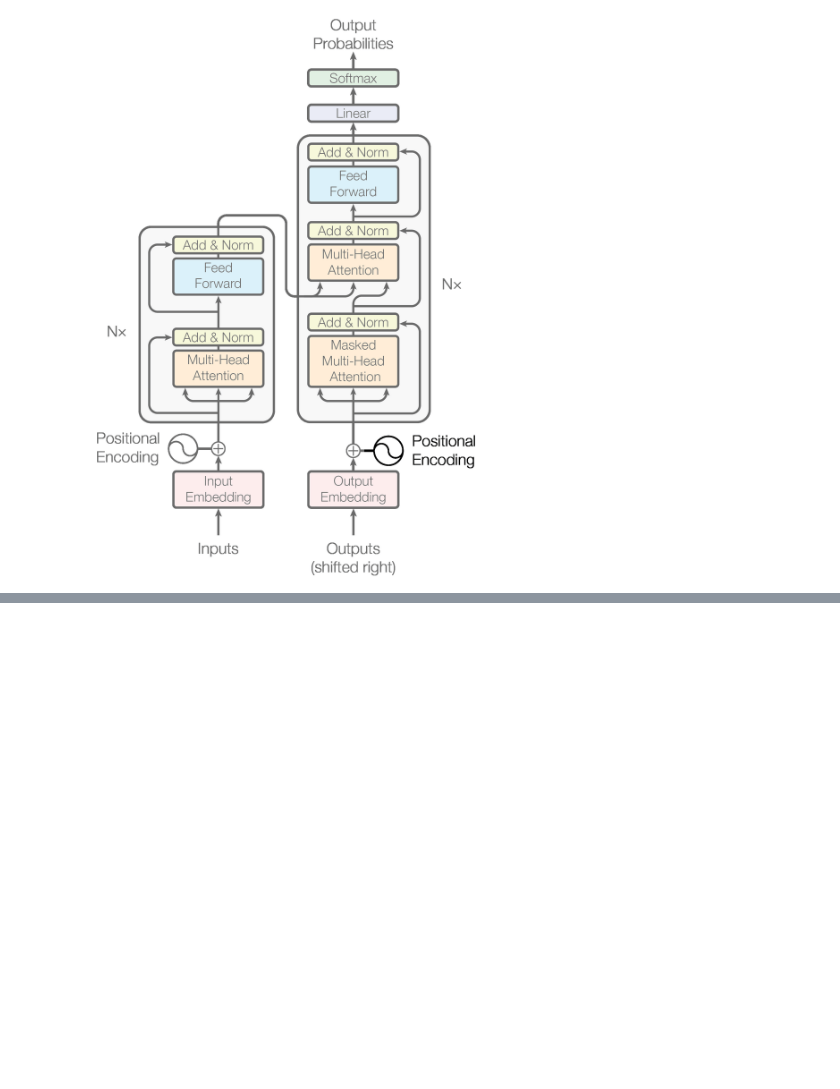
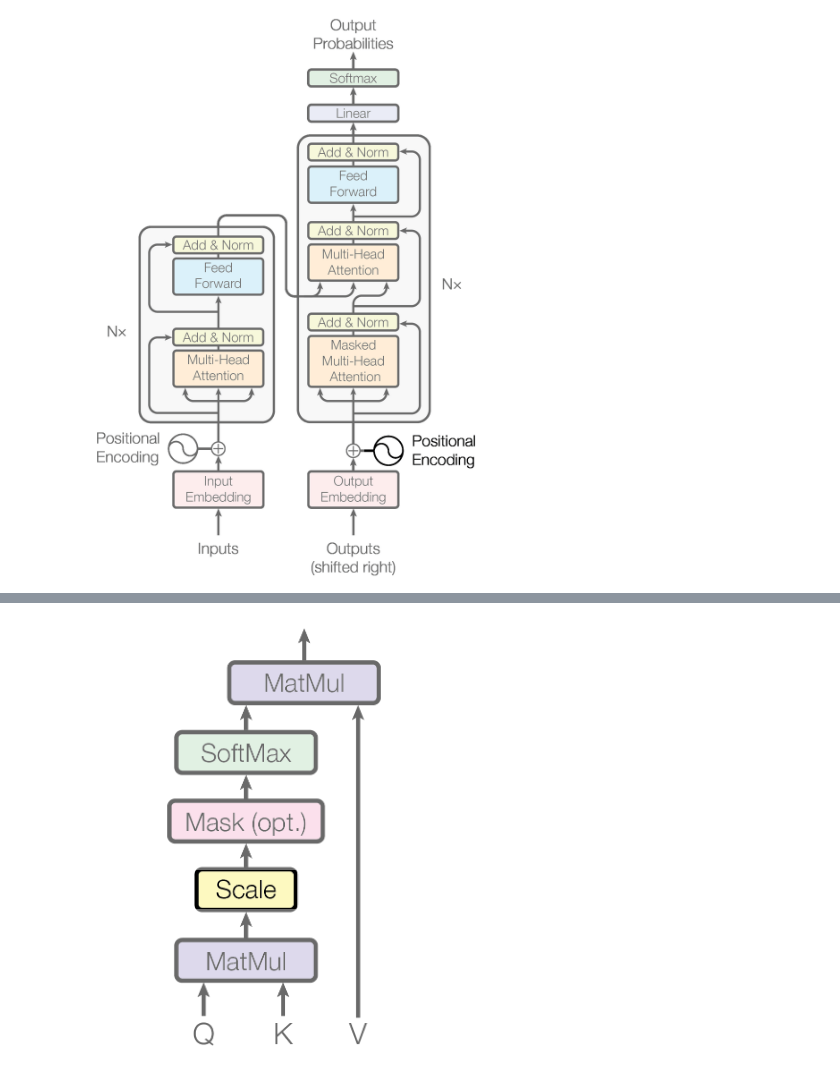
Before and after one commit to maximofn/Curso_Pytorch, a Jupyter notebook: 05 Transformers/Imagenes/focus_image.ipynb, the cells around one changed output, grey strips where cells are left out. Cells and saved outputs as stored; diff of their text form; code cells hidden in the pictures; blank space fills up the shorter version.

```diff
--- a/05 Transformers/Imagenes/focus_image.ipynb
+++ b/05 Transformers/Imagenes/focus_image.ipynb
@@ -287,0 +317,23 @@ img_rgba
+# %%
+img_rgba = img.convert("RGBA")
+width, height = img_rgba.size
+data = img_rgba.getdata()
+new_data = []
+transparence = 150
+x_min = 99
+x_max = 200
+y_min = 251
+y_max = 289
+for i, pixel in enumerate(data):
+    x = i % width
+    y = i // width
+    if x_min <= x <= x_max and y_min <= y <= y_max:
+        new_data.append(pixel)
+    else:
+        new_pixel = (pixel[0], pixel[1], pixel[2], transparence)
+        new_data.append(new_pixel)
+img_rgba.putdata(new_data)
+img_rgba.save("Scaled_Dot-Product_Attention_scale.png")
+img_rgba
+# %% [output]
+[figure, added]
```
Also changed, not shown: parts of 5 cells of this notebook, 8 other files.
